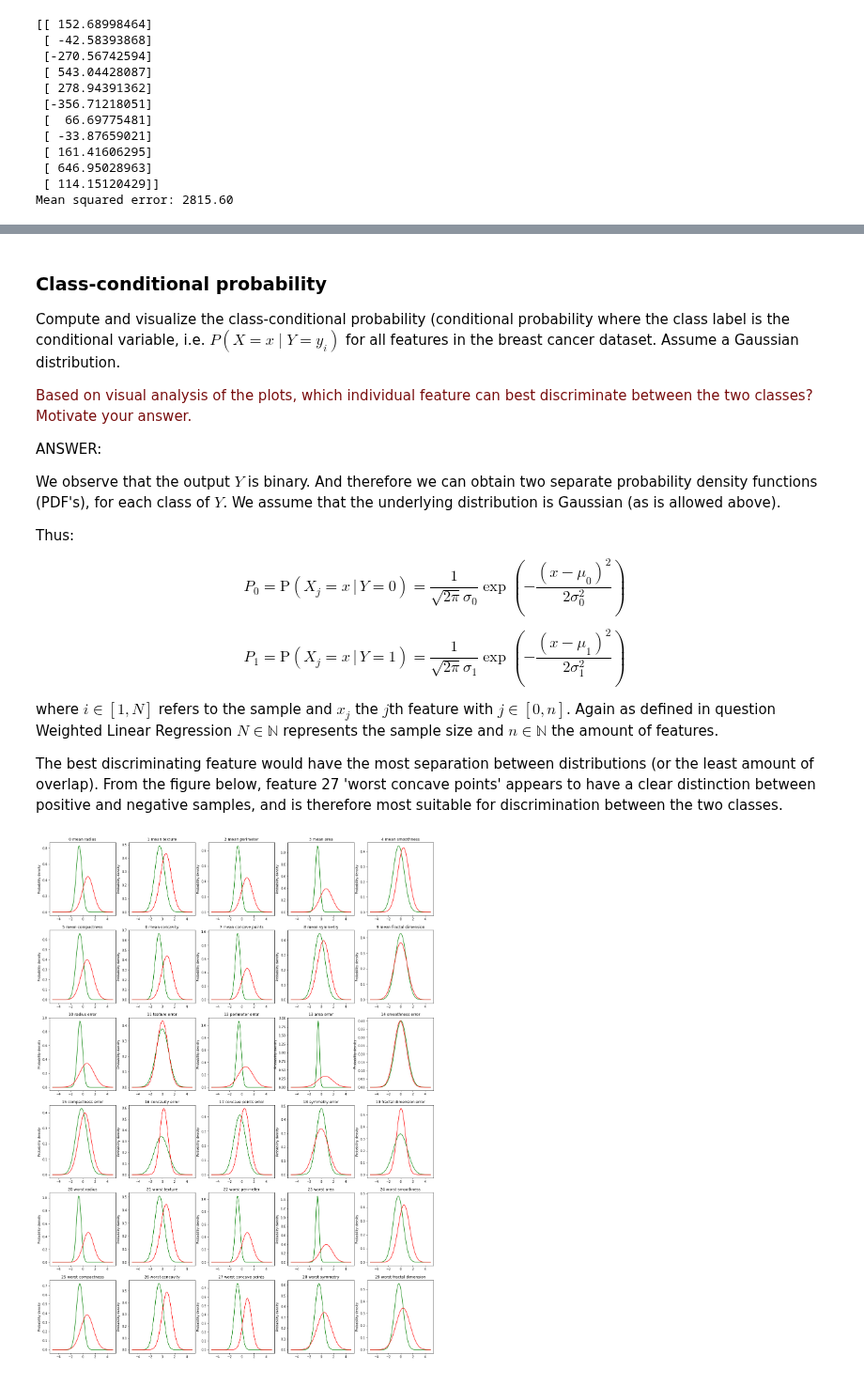
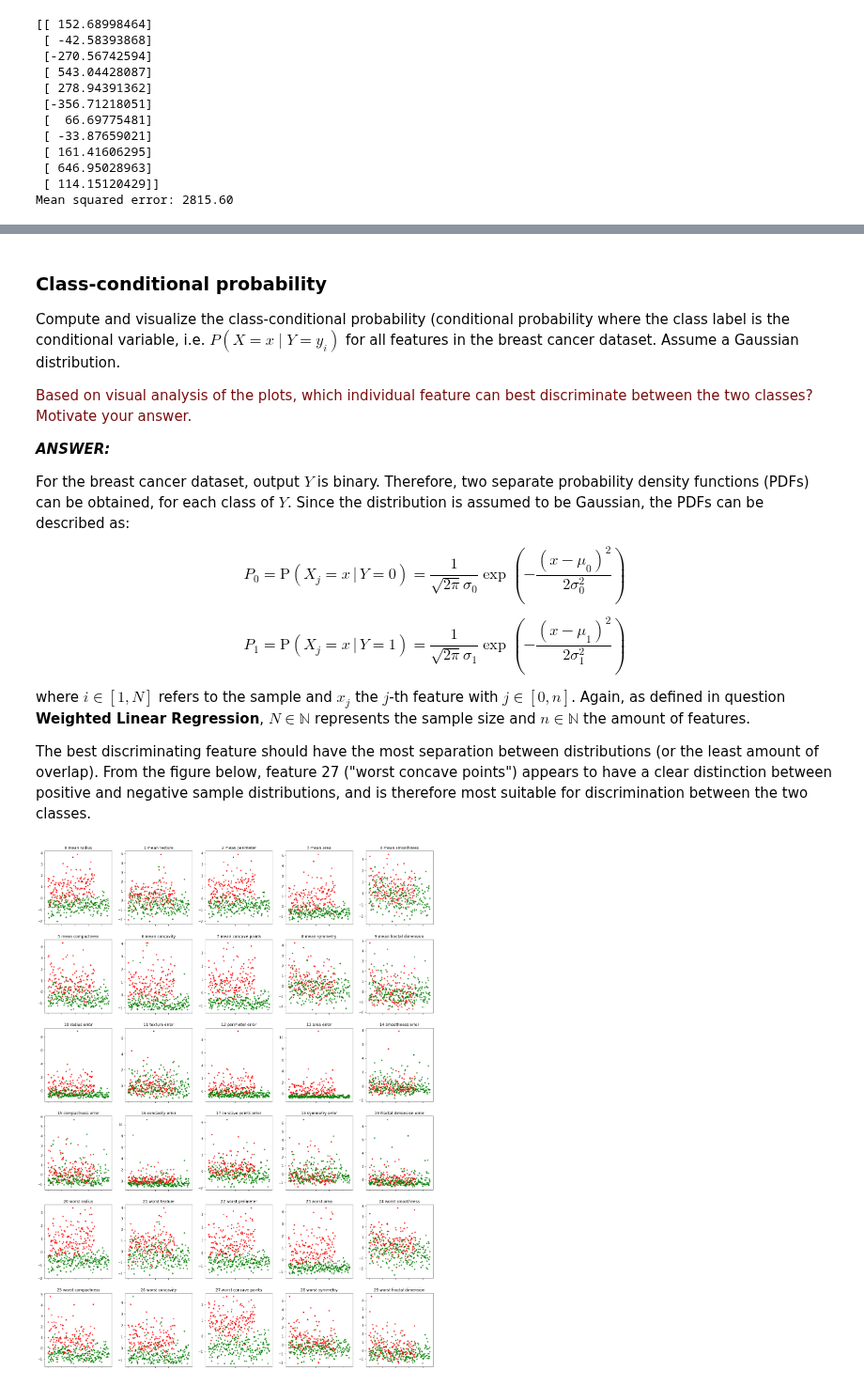
Before and after one commit to VincentV0/8dm50-machine-learning, a Jupyter notebook: practicals/week_1.ipynb, the cells around one changed output, grey strips where cells are left out. Shown at 94% size. Cells and saved outputs as stored; diff of their text form; code cells hidden in the pictures.

```diff
--- a/practicals/week_1.ipynb
+++ b/practicals/week_1.ipynb
@@ -419,19 +394,17 @@ Compute and visualize the class-conditional probability (conditional probability
 
 <p><font color='#770a0a'>Based on visual analysis of the plots, which individual feature can best discriminate between the two classes? Motivate your answer.</font></p>
 
-ANSWER:
+***ANSWER:***
 
-We observe that the output $Y$ is binary. And therefore we can obtain two separate probability density functions (PDF's), for each class of $Y$. We assume that the underlying distribution is Gaussian (as is allowed above).
-
-Thus:
+For the breast cancer dataset, output $Y$ is binary. Therefore, two separate probability density functions (PDFs) can be obtained, for each class of $Y$. Since the distribution is assumed to be Gaussian, the PDFs can be described as:
 
 $$P_0=\text{P}\left(X_j=x\,|\,Y=0\right)=\frac{1}{\sqrt{2\pi}\sigma_0}\exp\left(-\frac{(x-\mu_0)^2}{2\sigma_0^2}\right)$$
 
 $$P_1=\text{P}\left(X_j=x\,|\,Y=1\right)=\frac{1}{\sqrt{2\pi}\sigma_1}\exp\left(-\frac{(x-\mu_1)^2}{2\sigma_1^2}\right)$$
 
-where $i \in [1,N]$ refers to the sample and $x_j$ the $j$th feature with $j \in [0, n]$. Again as defined in question <bold>Weighted Linear Regression</bold> $N\in \mathbb{N}$ represents the sample size and $n\in\mathbb{N}$ the amount of features.
+where $i \in [1,N]$ refers to the sample and $x_j$ the $j$-th feature with $j \in [0, n]$. Again, as defined in question <b>Weighted Linear Regression</b>, $N\in \mathbb{N}$ represents the sample size and $n\in\mathbb{N}$ the amount of features.
 
-The best discriminating feature would have the most separation between distributions (or the least amount of overlap).  From the figure below, feature 27 'worst concave points' appears to have a clear distinction between positive and negative samples, and is therefore most suitable for discrimination between the two classes.
+The best discriminating feature should have the most separation between distributions (or the least amount of overlap). From the figure below, feature 27 ("worst concave points") appears to have a clear distinction between positive and negative sample distributions, and is therefore most suitable for discrimination between the two classes.
 # %%
 # Reload the imports for every run
 %reload_ext autoreload
@@ -451,36 +424,41 @@ y_test = breast_cancer.target[400:, np.newaxis]
 # Define subplots
 fig, axs = plt.subplots(6,5, figsize=(22,30))
 
 X_train = normalize(X_train)
 X_test  = normalize(X_test)
 
-plot = 'gaussian'
+plot = 'scatter'
 
 for row in range(6):
     for column in range(5):
+        # Select the feature number
         i = row*5+column
+
+        # Select the positive and negative samples for this feature
         negs = X_train[y_train.T[0]==0, i]
         post = X_train[y_train.T[0]==1, i]
 
-
         if plot=='gaussian':
+            # Select the X-values to calculate the PDF for
             x_values = np.arange(-5, 5, 0.1)
 
+            # Calculate normal distribution
             y_values_neg = scipy.stats.norm(np.mean(negs), np.std(negs))
             y_values_pos = scipy.stats.norm(np.mean(post), np.std(post))
 
-            axs[row, column].set_title(f"{i} {breast_cancer.feature_names[i]}")
+            # Plot PDF
             axs[row,column].plot(x_values, y_values_pos.pdf(x_values), 'g-')
             axs[row,column].plot(x_values, y_values_neg.pdf(x_values), 'r-')
 
-            #axs[row, column].set_xlabel(breast_cancer.feature_names[i])
+            # Set plot labels and titles
+            axs[row, column].set_title(f"{i} {breast_cancer.feature_names[i]}")
             axs[row, column].set_ylabel('Probability density')
 
 
         if plot=='scatter':
             axs[row, column].plot(negs, 'r.')
             axs[row, column].plot(post, 'g.')
-            axs[row, column].set_title(f"Feature {i}")
+            axs[row, column].set_title(f"{i} {breast_cancer.feature_names[i]}")
             axs[row, column].set_xticklabels([])
 # %% [output]
-[figure, old version]
+[figure, new version]
```
Also changed, not shown: parts of 11 cells of this notebook.
